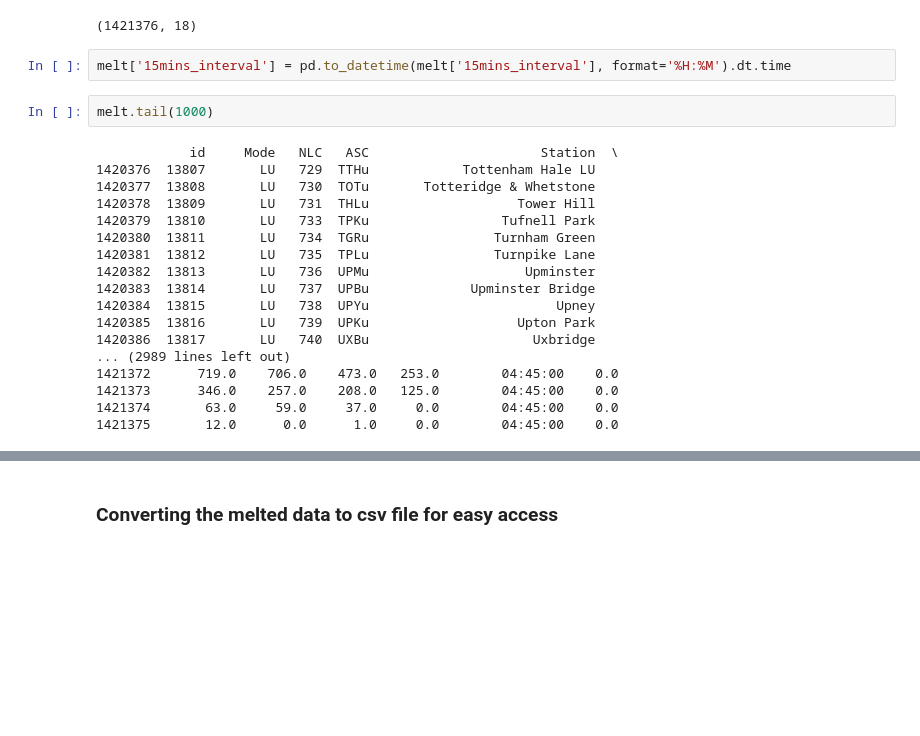
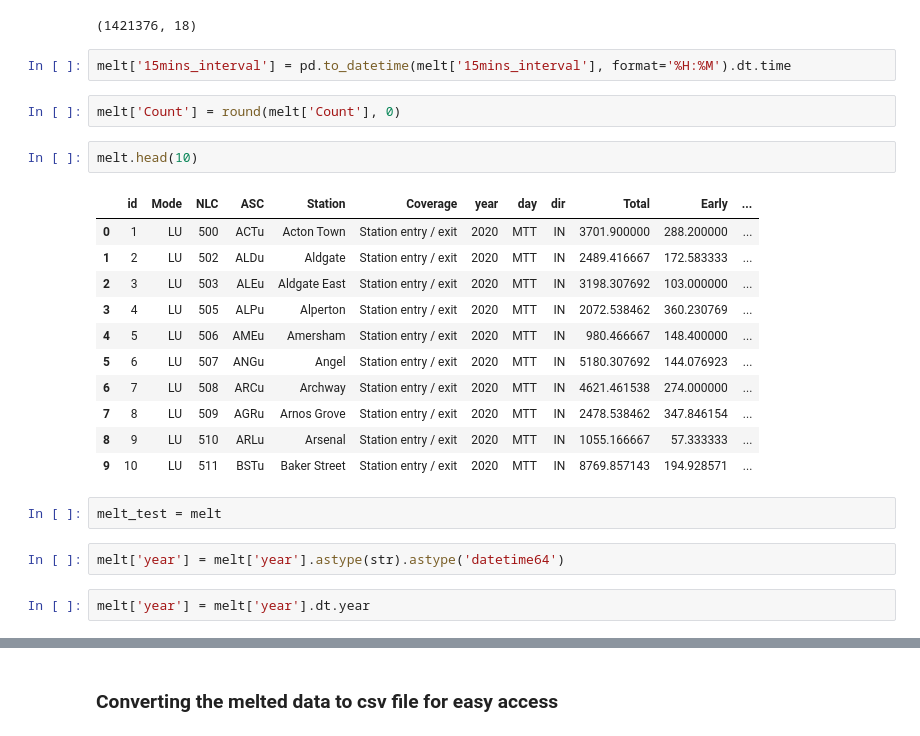
Before and after one commit to chidike10/Towards-a-Tube-Twin-passenger-forecasting-project, a Jupyter notebook: twin_tube.ipynb, the cells around one changed output, grey strips where cells are left out. Drawn from its saved outputs; the diff is of its cells as text; blank space fills up the shorter version.

```diff
--- a/twin_tube.ipynb
+++ b/twin_tube.ipynb
@@ -387,25 +387,27 @@ melt['15mins_interval'] = melt['15mins_interval'].astype(str).str[:2] + ':' + me
 melt.shape
 # %% [output]
 (1421376, 18)
-# %%
-melt['15mins_interval'] = pd.to_datetime(melt['15mins_interval'], format='%H:%M').dt.time
-# %%
-melt.tail(1000)
-# %% [output]
-            id     Mode   NLC   ASC                      Station  \
-1420376  13807       LU   729  TTHu            Tottenham Hale LU
-1420377  13808       LU   730  TOTu       Totteridge & Whetstone
-1420378  13809       LU   731  THLu                   Tower Hill
-1420379  13810       LU   733  TPKu                 Tufnell Park
-1420380  13811       LU   734  TGRu                Turnham Green
-1420381  13812       LU   735  TPLu                Turnpike Lane
-1420382  13813       LU   736  UPMu                    Upminster
-1420383  13814       LU   737  UPBu             Upminster Bridge
-1420384  13815       LU   738  UPYu                        Upney
-1420385  13816       LU   739  UPKu                   Upton Park
-1420386  13817       LU   740  UXBu                     Uxbridge
-... (2989 lines left out)
-1421372      719.0    706.0    473.0   253.0        04:45:00    0.0
-1421373      346.0    257.0    208.0   125.0        04:45:00    0.0
-1421374       63.0     59.0     37.0     0.0        04:45:00    0.0
-1421375       12.0      0.0      1.0     0.0        04:45:00    0.0
+# %%
+melt['15mins_interval'] = pd.to_datetime(melt['15mins_interval'], format='%H:%M').dt.time
+# %%
+melt['Count'] = round(melt['Count'], 0)
+# %%
+melt.head(10)
+# %% [output]
+|  | id | Mode | NLC | ASC | Station | Coverage | year | day | dir | Total | Early | ... |
+| 0 | 1 | LU | 500 | ACTu | Acton Town | Station entry / exit | 2020 | MTT | IN | 3701.900000 | 288.200000 | ... |
+| 1 | 2 | LU | 502 | ALDu | Aldgate | Station entry / exit | 2020 | MTT | IN | 2489.416667 | 172.583333 | ... |
+| 2 | 3 | LU | 503 | ALEu | Aldgate East | Station entry / exit | 2020 | MTT | IN | 3198.307692 | 103.000000 | ... |
+| 3 | 4 | LU | 505 | ALPu | Alperton | Station entry / exit | 2020 | MTT | IN | 2072.538462 | 360.230769 | ... |
+| 4 | 5 | LU | 506 | AMEu | Amersham | Station entry / exit | 2020 | MTT | IN | 980.466667 | 148.400000 | ... |
+| 5 | 6 | LU | 507 | ANGu | Angel | Station entry / exit | 2020 | MTT | IN | 5180.307692 | 144.076923 | ... |
+| 6 | 7 | LU | 508 | ARCu | Archway | Station entry / exit | 2020 | MTT | IN | 4621.461538 | 274.000000 | ... |
+| 7 | 8 | LU | 509 | AGRu | Arnos Grove | Station entry / exit | 2020 | MTT | IN | 2478.538462 | 347.846154 | ... |
+| 8 | 9 | LU | 510 | ARLu | Arsenal | Station entry / exit | 2020 | MTT | IN | 1055.166667 | 57.333333 | ... |
+| 9 | 10 | LU | 511 | BSTu | Baker Street | Station entry / exit | 2020 | MTT | IN | 8769.857143 | 194.928571 | ... |
+# %%
+melt_test = melt
+# %%
+melt['year'] = melt['year'].astype(str).astype('datetime64')
+# %%
+melt['year'] = melt['year'].dt.year
```
Also changed, not shown: parts of 8 cells of this notebook, 3 other files.
